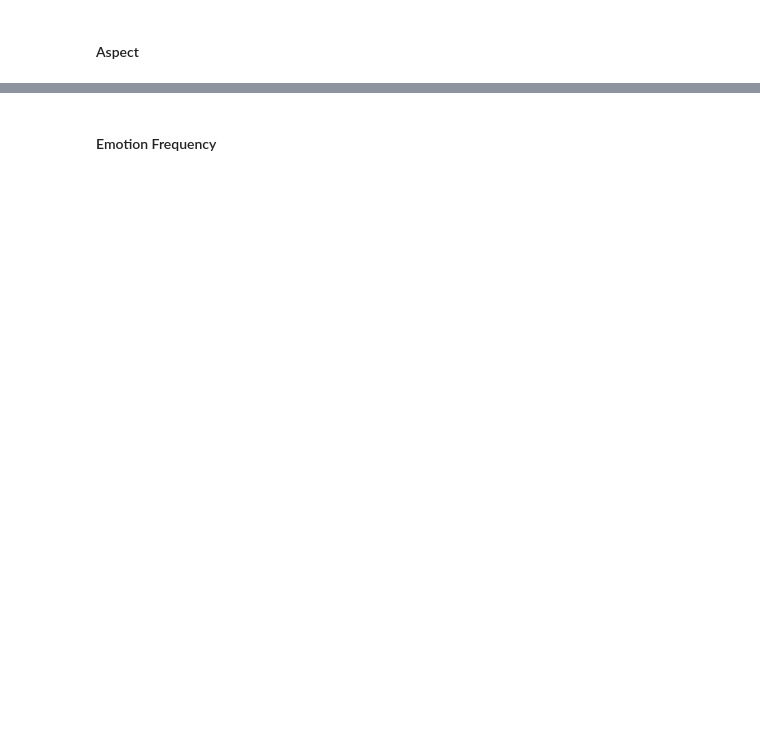
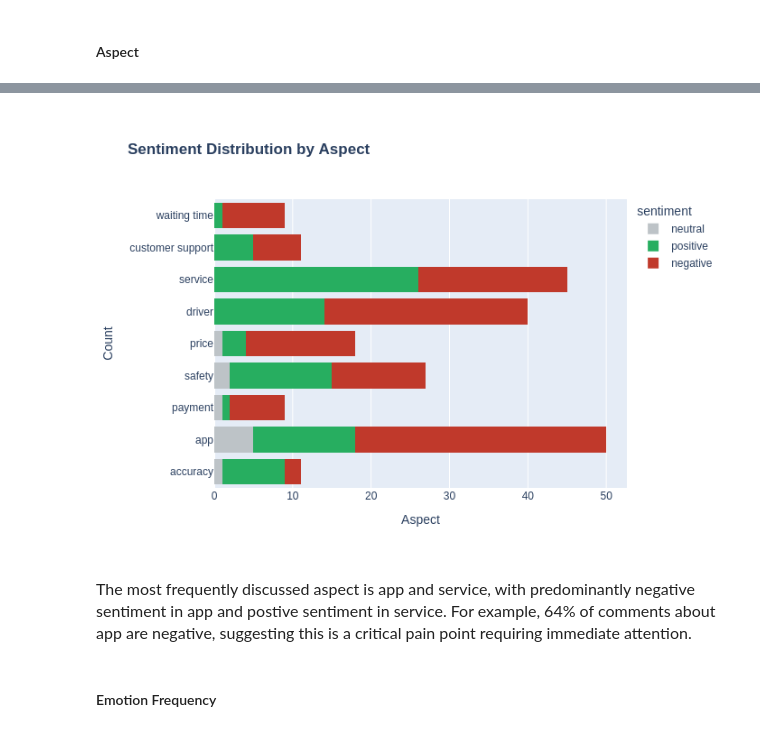
Before and after one commit to u-mar/FASA, a Jupyter notebook: notebooks/Modelling.ipynb, the cells around one changed output, grey strips where cells are left out. Drawn from its saved outputs; the diff is of its cells as text; code cells hidden in the pictures; blank space fills up the shorter version.

```diff
--- a/notebooks/Modelling.ipynb
+++ b/notebooks/Modelling.ipynb
@@ -142,18 +175,23 @@ fig.show()
 # %%
 aspect_data = []
 for _, row in final.iterrows():
-    for aspect, sentiment in row['aspect_analysis'].items():
+    row = ast.literal_eval(row['aspect_analysis'])
+    for aspect, sentiment in row.items():
         aspect_data.append({'aspect': aspect, 'sentiment': sentiment})
 aspect_df = pd.DataFrame(aspect_data)
 
 fig4 = px.histogram(aspect_df, y='aspect', color='sentiment',
                    title='<b>Sentiment Distribution by Aspect</b>',
                    barmode='stack',
                    color_discrete_map={
                        'positive': '#27ae60',
                        'negative': '#c0392b',
                        'neutral': '#bdc3c7'
                    })
 fig4.update_layout(xaxis_title='Aspect', yaxis_title='Count')
+# %% [output]
+[figure, added]
+# %% [markdown]
+<font size=3>The most frequently discussed aspect is app and service, with predominantly  negative sentiment in app and postive sentiment in service. For example, 64% of comments about app are negative, suggesting this is a critical pain point requiring immediate attention.</font>
 # %% [markdown]
 #### Emotion Frequency
```
Also changed, not shown: parts of 22 cells of this notebook, 2 other files.
